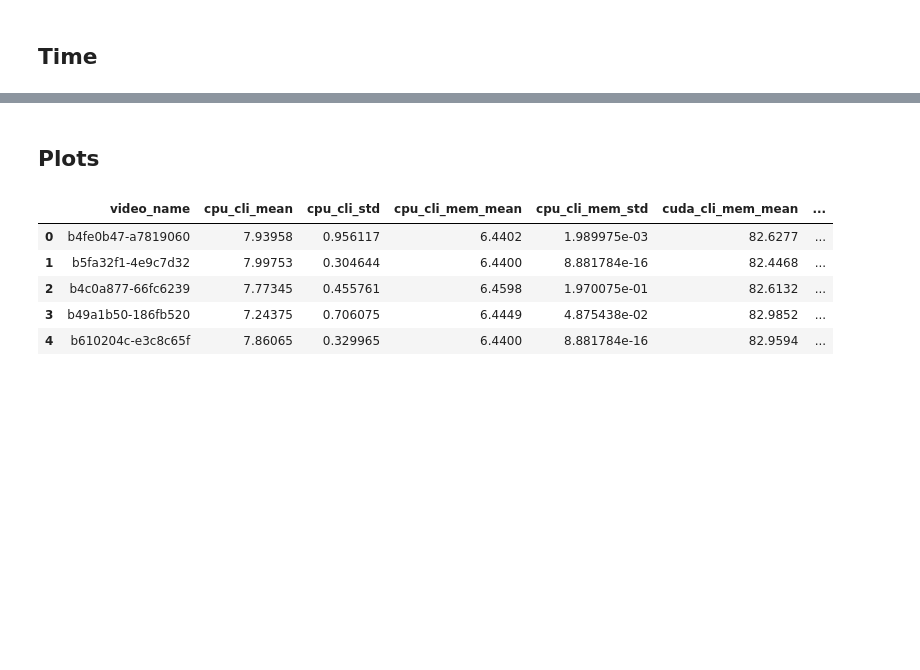
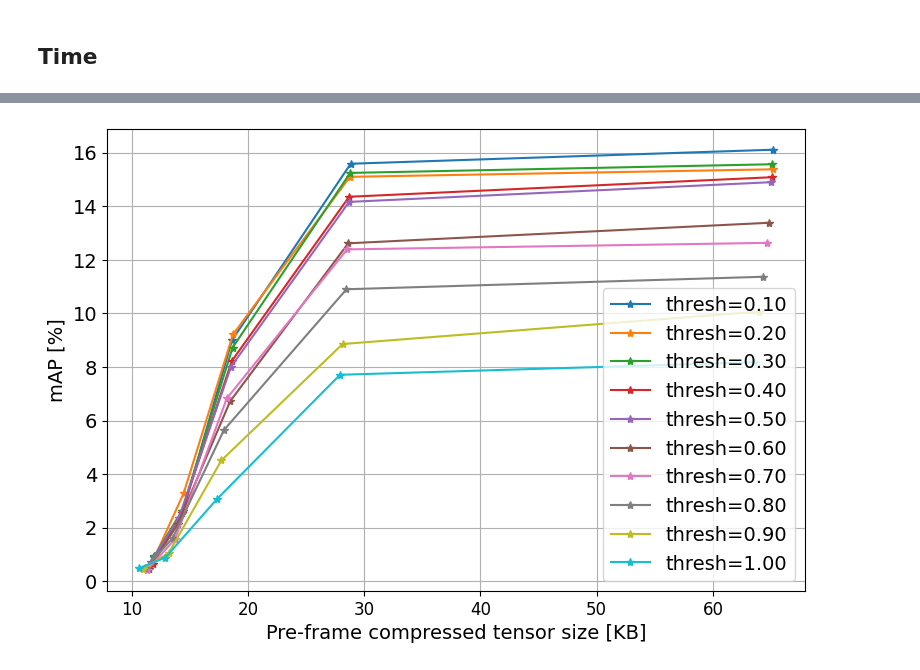
Before and after one commit to Rexyyj/split_DNN_framework, a Jupyter notebook: plots/plot_map.ipynb, the cells around one changed output, grey strips where cells are left out. Saved outputs shown, nothing was run; the diff lists cells and outputs as text; code cells hidden in the pictures; blank space fills up the shorter version.

```diff
--- a/plots/plot_map.ipynb
+++ b/plots/plot_map.ipynb
@@ -30,11 +17,8 @@ df_frame_local_time = pd.read_csv("../measurements/frame_local/time.csv")
 ## Map
 # %%
 tensor_jpeg_map_mean =[]
-tensor_jpeg_map_std = []
 jpeg_groups=df_tensor_jpeg_map.groupby("jepg_quality")
 for key in jpeg_groups.groups.keys():
     dfg = jpeg_groups.get_group(key)
-    tensor_jpeg_map_mean.append(dfg[map_key].mean()*100)
-    tensor_jpeg_map_std.append(dfg[map_key].std()*100)
+    tensor_jpeg_map_mean.append(dfg[map_key].to_numpy()*100)
 tensor_jpeg_map_mean = np.array(tensor_jpeg_map_mean)
-tensor_jpeg_map_std = np.array(tensor_jpeg_map_std)
@@ -51,22 +25,9 @@ frame_jpeg_map_std = np.array(frame_jpeg_map_std)
-# %%
-tensor_ml_map_mean =[]
-tensor_ml_map_std = []
-jpeg_groups=df_tensor_ml_map.groupby("jepg_quality")
-for key in jpeg_groups.groups.keys():
-    dfg = jpeg_groups.get_group(key)
-    tensor_ml_map_mean.append(dfg[map_key].mean()*100)
-    tensor_ml_map_std.append(dfg[map_key].std()*100)
-tensor_ml_map_mean = np.array(tensor_ml_map_mean)
-tensor_ml_map_std = np.array(tensor_ml_map_std)
 # %% [markdown]
 ## Data size
 # %%
 tensor_jpeg_datasize_mean =[]
-tensor_jpeg_datasize_std = []
-jpeg_groups=df_tensor_jpeg_resource.groupby("jepg_quality")
+jpeg_groups=df_tensor_jpeg_map.groupby("jepg_quality")
 for key in jpeg_groups.groups.keys():
     dfg = jpeg_groups.get_group(key)
-    tensor_jpeg_datasize_mean.append(dfg["data_size_mean"].mean()/1e3)
-    tensor_jpeg_datasize_std.append(dfg["data_size_std"].mean()/1e3)
+    tensor_jpeg_datasize_mean.append(dfg["data_size_mean"].to_numpy()/1e3)
 tensor_jpeg_datasize_mean =np.array(tensor_jpeg_datasize_mean)
-tensor_jpeg_datasize_std = np.array(tensor_jpeg_datasize_std)
@@ -336,14 +57,28 @@ frame_jpeg_cudamemEdge_std = np.array(frame_jpeg_cudamemEdge_std)
-# %% [markdown]
-## Plots
-# %%
-df_frame_local_resource.head()
-# %% [output]
-|  | video_name | cpu_cli_mean | cpu_cli_std | cpu_cli_mem_mean | cpu_cli_mem_std | cuda_cli_mem_mean | ... |
-| 0 | b4fe0b47-a7819060 | 7.93958 | 0.956117 | 6.4402 | 1.989975e-03 | 82.6277 | ... |
-| 1 | b5fa32f1-4e9c7d32 | 7.99753 | 0.304644 | 6.4400 | 8.881784e-16 | 82.4468 | ... |
-| 2 | b4c0a877-66fc6239 | 7.77345 | 0.455761 | 6.4598 | 1.970075e-01 | 82.6132 | ... |
-| 3 | b49a1b50-186fb520 | 7.24375 | 0.706075 | 6.4449 | 4.875438e-02 | 82.9852 | ... |
-| 4 | b610204c-e3c8c65f | 7.86065 | 0.329965 | 6.4400 | 8.881784e-16 | 82.9594 | ... |
+# %%
+fig, ax1 = plt.subplots(figsize=(9, 6))
+
+x_real = np.arange(1,6)
+
+for i in range(10):
+    thresh = format((i+1)*0.10,'.2f')
+    ax1.plot(tensor_jpeg_datasize_mean[:,i],tensor_jpeg_map_mean[:,i], "*-", label="thresh="+thresh)
+# ax1.plot(frame_jpeg_datasize_mean,frame_jpeg_map_mean, "^-", label="JPEG-Frame"  ,color="tab:purple" )
+# ax1.plot(tensor_ml_datasize_mean,tensor_ml_map_mean, "s-", label="ML-Tensor"  ,color="tab:blue" )
+# ax1.plot(0,df_frame_local_map[map_key].mean()*100, "D-", label="Local"  ,color="tab:cyan" )
+
+ax1.set_ylabel("mAP [%]")
+ax1.set_xlabel('Pre-frame compressed tensor size [KB]')
+# ax1.set_xticks(x_real, x_real)
+ax1.legend(loc="lower right")
+ax1.autoscale(axis="x",tight=False)
+# ax1.set_yscale("log")
+# ax1.set_ylim([1,500])
+# plt.legend((p1[0], p2[0]), ('boys', 'girls'), loc= "lower center")
+# lgd = ax1.legend(loc='upper center', bbox_to_anchor=(0.5, -0.15),ncol=3,columnspacing=0.7, fancybox=True, shadow=True)
+ax1.grid()
+fig.show()
+# %% [output]
+[figure, added]
 # %%
 fig, ax1 = plt.subplots(figsize=(9, 6))
 
```
Also changed, not shown: parts of 24 cells of this notebook, 1 other file.
